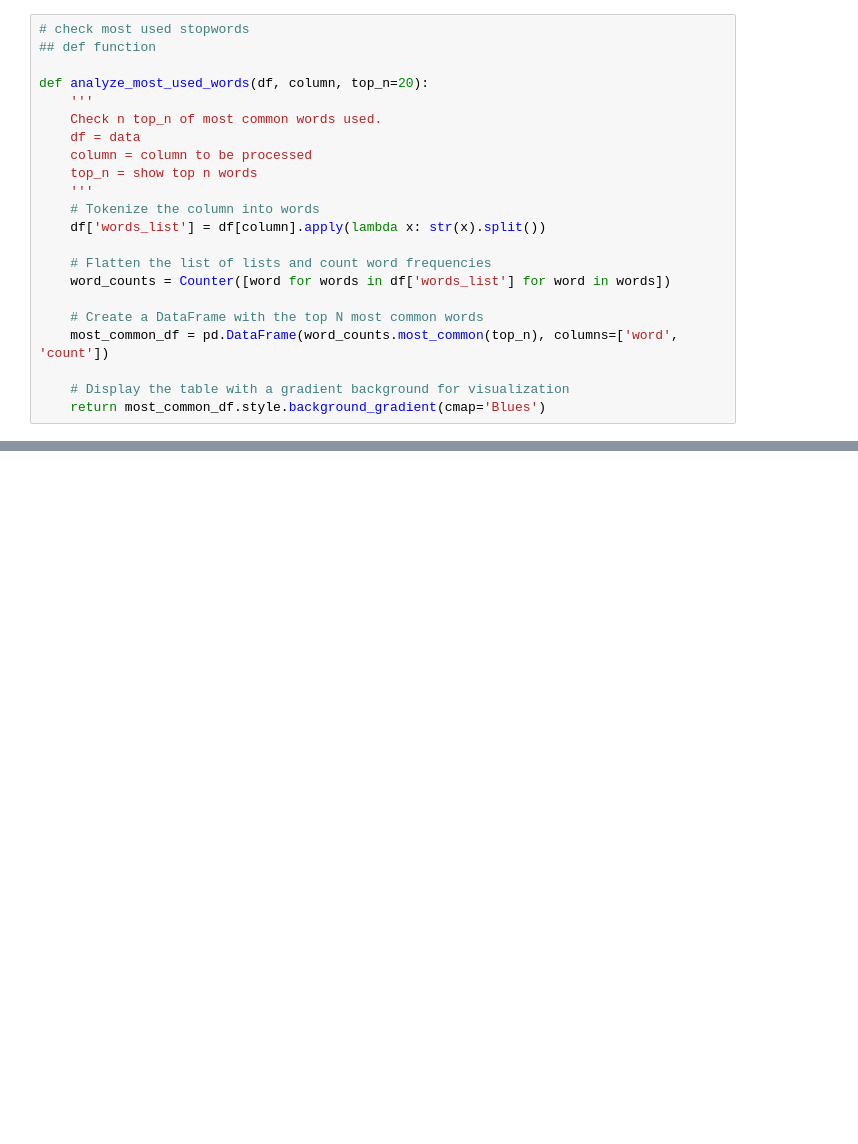
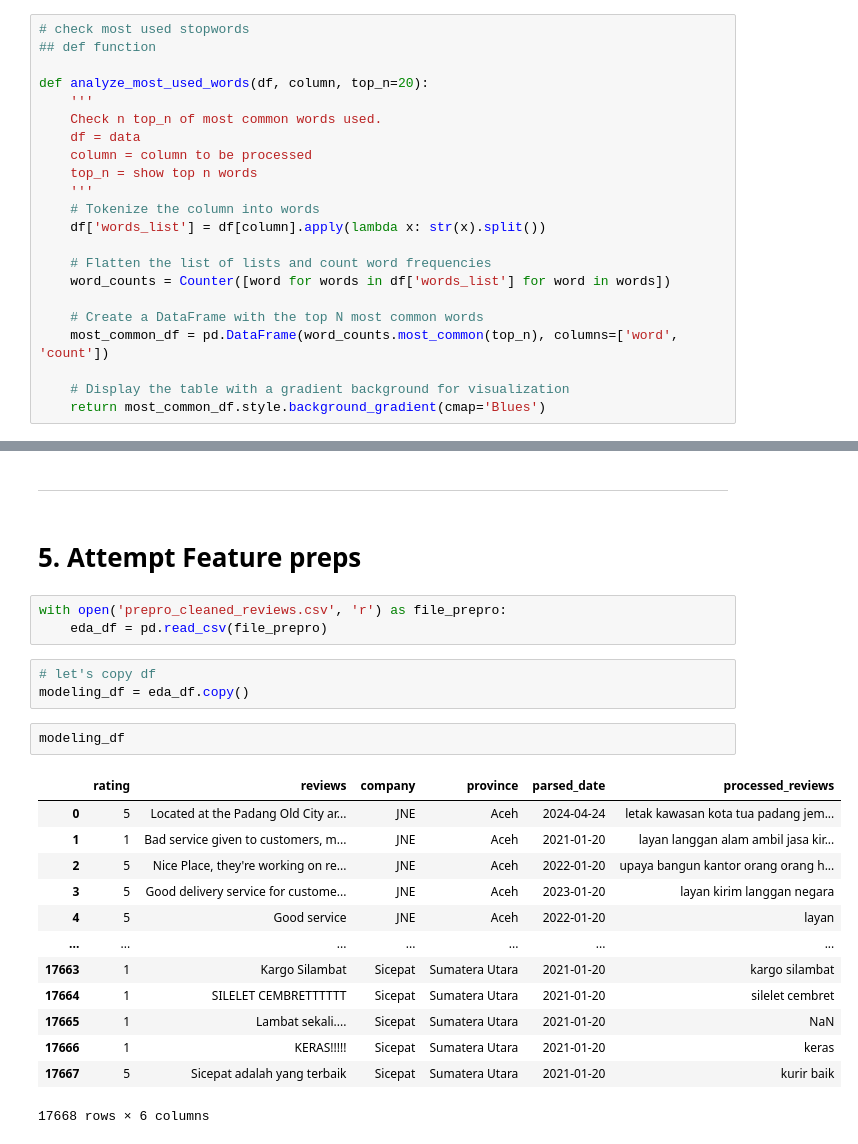
Before and after one commit to Radenaz/sandbox_textprepro, a Jupyter notebook: text_prepro_test.ipynb, the cells around one changed output, grey strips where cells are left out. Saved outputs shown, nothing was run; the diff lists cells and outputs as text; blank space fills up the shorter version.

```diff
--- a/text_prepro_test.ipynb
+++ b/text_prepro_test.ipynb
@@ -1035,0 +1077,26 @@ See the caveats in the documentation: https://pandas.pydata.org/pandas-docs/stab
+# %% [markdown]
+---
+# %% [markdown]
+# 5. Attempt Feature preps
+# %%
+with open('prepro_cleaned_reviews.csv', 'r') as file_prepro:
+    eda_df = pd.read_csv(file_prepro)
+# %%
+# let's copy df
+modeling_df = eda_df.copy()
+# %%
+modeling_df
+# %% [output]
+|  | rating | reviews | company | province | parsed_date | processed_reviews |
+| 0 | 5 | Located at the Padang Old City ar... | JNE | Aceh | 2024-04-24 | letak kawasan kota tua padang jem... |
+| 1 | 1 | Bad service given to customers, m... | JNE | Aceh | 2021-01-20 | layan langgan alam ambil jasa kir... |
+| 2 | 5 | Nice Place, they're working on re... | JNE | Aceh | 2022-01-20 | upaya bangun kantor orang orang h... |
+| 3 | 5 | Good delivery service for custome... | JNE | Aceh | 2023-01-20 | layan kirim langgan negara |
+| 4 | 5 | Good service | JNE | Aceh | 2022-01-20 | layan |
+| ... | ... | ... | ... | ... | ... | ... |
+| 17663 | 1 | Kargo Silambat | Sicepat | Sumatera Utara | 2021-01-20 | kargo silambat |
+| 17664 | 1 | SILELET CEMBRETTTTTT | Sicepat | Sumatera Utara | 2021-01-20 | silelet cembret |
+| 17665 | 1 | Lambat sekali.... | Sicepat | Sumatera Utara | 2021-01-20 | NaN |
+| 17666 | 1 | KERAS!!!!! | Sicepat | Sumatera Utara | 2021-01-20 | keras |
+| 17667 | 5 | Sicepat adalah yang terbaik | Sicepat | Sumatera Utara | 2021-01-20 | kurir baik |
+17668 rows × 6 columns
```
Also changed, not shown: parts of 24 cells of this notebook, 2 other files.
